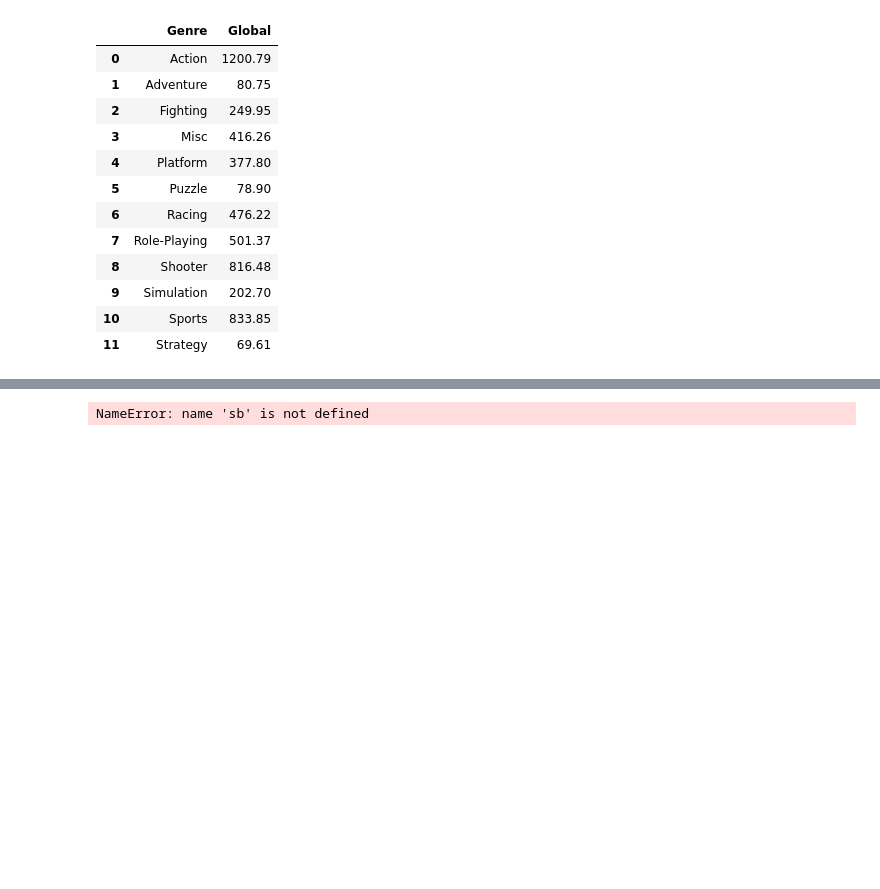
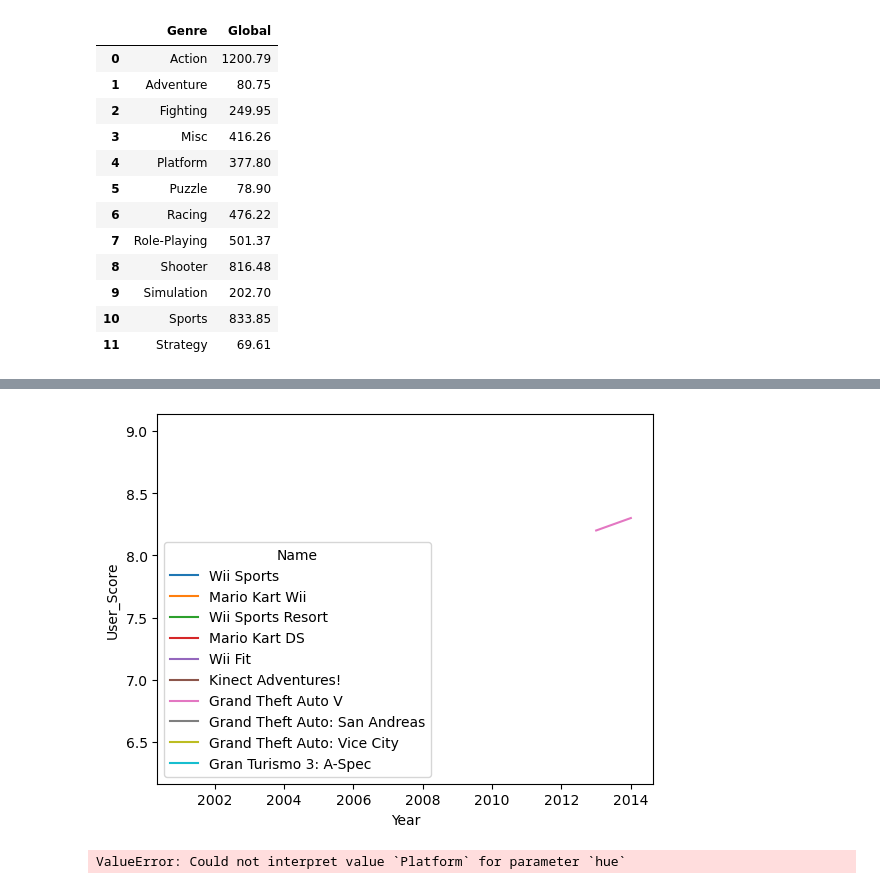
Before and after one commit to YanaStefanovich/EDA-Video-Game-Sales, a Jupyter notebook: Games.ipynb, the cells around one changed output, grey strips where cells are left out. Saved outputs shown, nothing was run; the diff lists cells and outputs as text; code cells hidden in the pictures; blank space fills up the shorter version.

```diff
--- a/Games.ipynb
+++ b/Games.ipynb
@@ -502,3 +443,6 @@ user_sales = df[['Year', 'Global', 'Name', 'User_Score']]
 user_sales_max = user_sales[
     user_sales.groupby('Year')['Global'].transform('max') == user_sales['Global']
 ]
+user_sales['User_Score'] = pd.to_numeric(user_sales['User_Score'], errors='coerce')
+
+user_sales_max = user_sales_max[user_sales_max['User_Score'].notna()]
@@ -546,0 +455,6 @@ See the caveats in the documentation: https://pandas.pydata.org/pandas-docs/stab
+# %%
+top_games = user_sales_max[['Name', 'Global']].sort_values(by = 'Global', ascending = False).head(10)
+top_games = top_games['Name'].tolist()
+# %%
+user_sales_max = user_sales_max[user_sales_max['Name'].isin(top_games)]
+user_sales_max
@@ -547,8 +474,20 @@ See the caveats in the documentation: https://pandas.pydata.org/pandas-docs/stab
+# %%
+ax = sns.lineplot(data=user_sales_max, x="Year", y="User_Score", hue = 'Name')
+# %% [output]
+[figure, added]
+# %%
+plot_df = user_sales_max.sort_values('Year')
+sns.scatterplot(
+    data=plot_df, x='Year', y='User_Score',
+    size='Global', sizes=(60,300), hue='Platform',  # or hue='Name'
+    alpha=0.9
+)
+plt.legend(bbox_to_anchor=(1.02,1), loc='upper left')
+# %% [output]
+ValueError: Could not interpret value `Platform` for parameter `hue`
 # %%
-ax = sb.lineplot(data=critic_sales, x="Year", y="Critic_Score")
+ax = sns.lineplot(data=critic_sales, x="Year", y="Critic_Score")
 ax.set_yticks(range(0, 11))
-# %% [output]
-NameError: name 'sb' is not defined
 # %%
 ax = sb.lineplot(data=user_sales, x="Year", y="User_Score")
 ax.set_yticks(range(0, 11))
```
Also changed, not shown: parts of 12 cells of this notebook.
